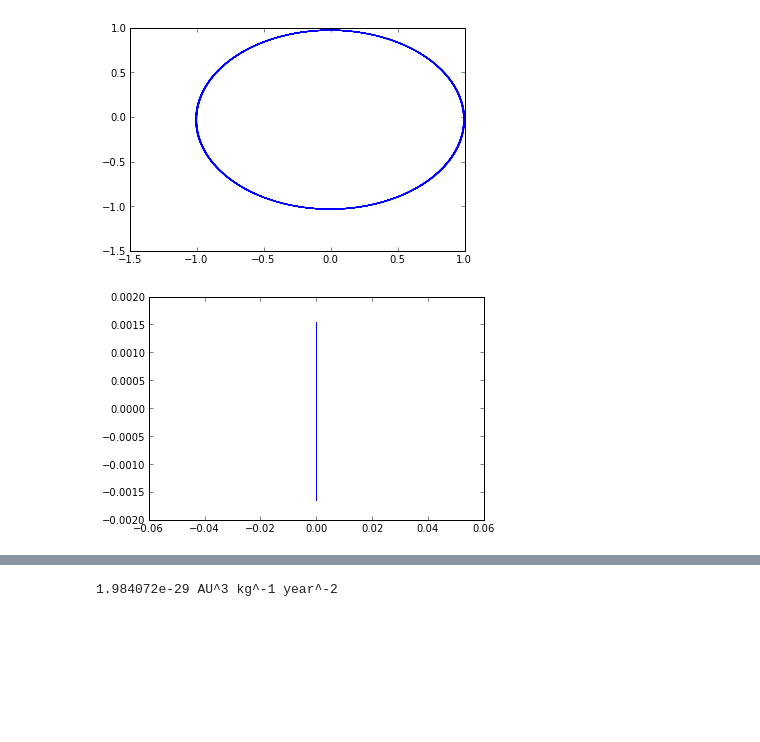
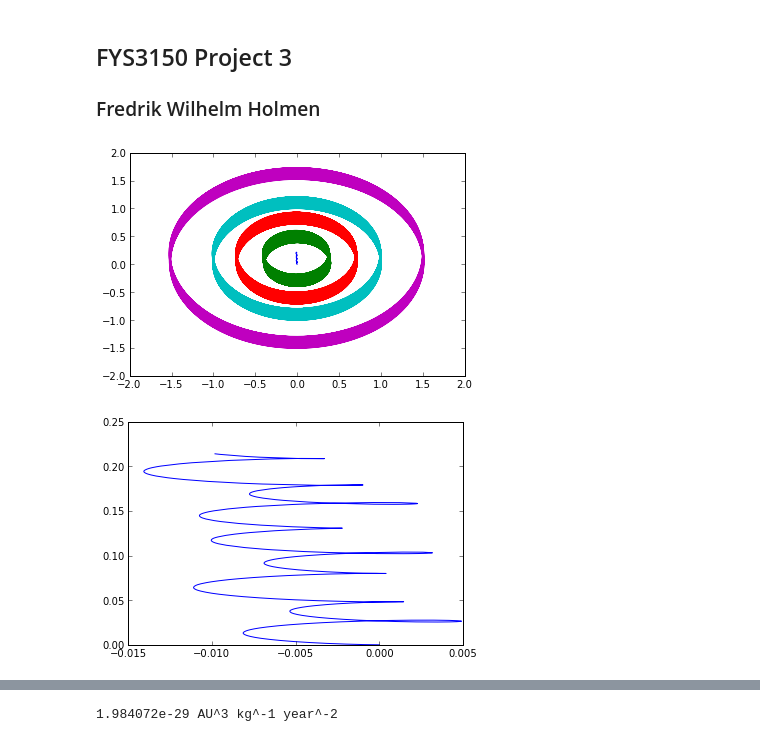
Before and after one commit to wholmen/FYS3150-Project-3, a Jupyter notebook: build-SolarSystem-Desktop-Debug/FYS3150 - Project 3.ipynb, the cells around one changed output, grey strips where cells are left out. Saved outputs shown, nothing was run; the diff lists cells and outputs as text; code cells hidden in the pictures; blank space fills up the shorter version.

```diff
--- a/build-SolarSystem-Desktop-Debug/FYS3150 - Project 3.ipynb
+++ b/build-SolarSystem-Desktop-Debug/FYS3150 - Project 3.ipynb
@@ -1,19 +1,25 @@
-# %%
-from pylab import *
-title = "earth_sun.txt"
-x,y,t = readfile(title)
-
-
-plot(x,y,'-')
-show()
-# %% [output]
-[figure, removed]
-# %%
-title = "sun_earth.txt"
-x,y,t = readfile(title)
-
-
-plot(x,y,'-')
-show()
-# %% [output]
-[figure, removed]
+# %% [markdown]
+## FYS3150 Project 3
+### Fredrik Wilhelm Holmen
+# %%
+from pylab import *
+
+title0 = "sun.txt"; title1 = "mercury.txt"; title2 = "venus.txt"; title3 = "earth.txt"; title4 = "mars.txt"
+title5 = "jupiter.txt"; title6 = "saturn.txt"; title7 = "uranus.txt"; title8 = "neptun.txt"; title9 = "pluto.txt"
+x0,y0,t0,E0 = readfile(title0); x1,y1,t1,E1 = readfile(title1); x2,y2,t2,E2 = readfile(title2); x3,y3,t3,E3 = readfile(title3); x4,y4,t4,E4 = readfile(title4);
+x5,y5,t5,E5 = readfile(title5); x6,y6,t6,E6 = readfile(title6); x7,y7,t7,E7 = readfile(title7); x8,y8,t8,E8 = readfile(title8); x9,y9,t9,E9 = readfile(title9);
+
+
+plot(x0,y0,'-')
+plot(x1,y1,'-')
+plot(x2,y2,'-')
+plot(x3,y3,'-')
+plot(x4,y4,'-')
+show()
+# %% [output]
+[figure, added]
+# %%
+plot(x0,y0,'-')
+show()
+# %% [output]
+[figure, added]
```
Also changed, not shown: parts of 3 cells of this notebook, 28 other files.
